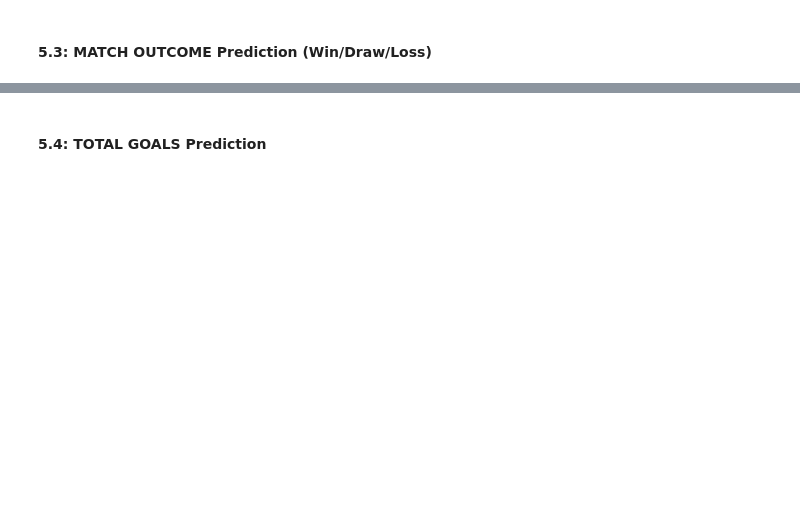
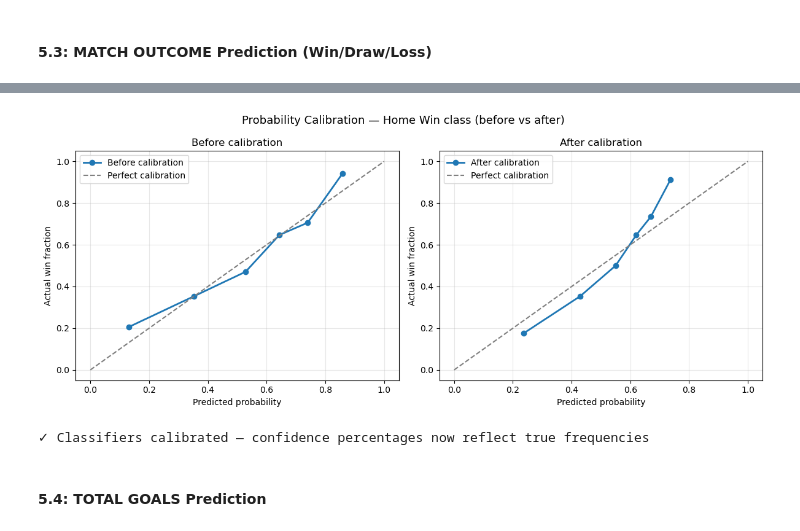
Before and after one commit to Sovannrathh/MLCUP, a Jupyter notebook: FIFA_WorldCup_Predictor.ipynb, the cells around one changed output, grey strips where cells are left out. Saved outputs shown, nothing was run; the diff lists cells and outputs as text; code cells hidden in the pictures; blank space fills up the shorter version.

Commit message:
update model performance

```diff
--- a/FIFA_WorldCup_Predictor.ipynb
+++ b/FIFA_WorldCup_Predictor.ipynb
@@ -759,8 +766,9 @@ best_xgb_params = xgb_search.best_params_
 print(f'  Best XGBoost CV accuracy: {xgb_search.best_score_:.3f}')
 print(f'  Best params: {best_xgb_params}\n')
 
-models_outcome = {}
-models_classification = {
+# Base classifiers — CalibratedClassifierCV wraps each one with Platt scaling
+# so that predict_proba percentages reflect true frequencies, not raw model scores.
+base_classifiers = {
     'Logistic Regression': LogisticRegression(max_iter=2000, random_state=42, C=1.0),
     'Random Forest':       RandomForestClassifier(n_estimators=200, max_depth=10,
                                min_samples_leaf=2, random_state=42, n_jobs=-1),
@@ -769,16 +777,28 @@ models_classification = {
     'XGBoost (Tuned)':     XGBClassifier(**best_xgb_params, random_state=42, verbosity=0),
 }
 
-print('Training OUTCOME classifiers (Win/Draw/Loss)\n')
+models_outcome = {}
 cv_kfold = StratifiedKFold(n_splits=5, shuffle=True, random_state=42)
 
-for name, model in models_classification.items():
-    model.fit(X_train, y_train)
-    y_pred    = model.predict(X_test)
-    accuracy  = accuracy_score(y_test, y_pred)
-    cv_scores = cross_val_score(model, X_train, y_train, cv=cv_kfold, scoring='accuracy')
-    models_outcome[name] = {'model': model, 'accuracy': accuracy,
-                            'cv_mean': cv_scores.mean(), 'cv_std': cv_scores.std()}
+print('Training & calibrating OUTCOME classifiers (Win/Draw/Loss)\n')
+for name, base_model in base_classifiers.items():
+    # CV on the base model to report raw performance
+    cv_scores = cross_val_score(base_model, X_train, y_train, cv=cv_kfold, scoring='accuracy')
+
+    # Wrap with Platt scaling (sigmoid) — 5-fold internal calibration
+    # sigmoid is safer than isotonic on smaller datasets (~700 training samples)
+    cal_model = CalibratedClassifierCV(base_model, cv=5, method='sigmoid')
+    cal_model.fit(X_train, y_train)
+
+    y_pred   = cal_model.predict(X_test)
+    accuracy = accuracy_score(y_test, y_pred)
+
+    models_outcome[name] = {
+        'model':    cal_model,
+        'accuracy': accuracy,
+        'cv_mean':  cv_scores.mean(),
+        'cv_std':   cv_scores.std(),
+    }
     print(f'{name}:')
     print(f'  Test accuracy : {accuracy:.3f} ({accuracy*100:.1f}%)')
     print(f'  CV  accuracy  : {cv_scores.mean():.3f} +/- {cv_scores.std():.3f}')
@@ -786,5 +806,34 @@ for name, model in models_classification.items():
 
 best_name = max(models_outcome, key=lambda k: models_outcome[k]['accuracy'])
 print(f'Best model: {best_name} ({models_outcome[best_name]["accuracy"]:.3f})')
+
+# ── Calibration quality check (before vs after) ────────────────────────────
+from sklearn.calibration import calibration_curve
+
+fig, axes = plt.subplots(1, 2, figsize=(12, 5))
+fig.suptitle('Probability Calibration — Home Win class (before vs after)', fontsize=13)
+
+best_base = base_classifiers[best_name]
+best_base.fit(X_train, y_train)          # fit raw model for comparison
+best_cal  = models_outcome[best_name]['model']
+
+for ax, (label, mdl) in zip(axes, [('Before calibration', best_base),
+                                     ('After calibration',  best_cal)]):
+    probs   = mdl.predict_proba(X_test)
+    hw_idx  = list(mdl.classes_).index(2)   # class 2 = Home Win
+    prob_hw = probs[:, hw_idx]
+    y_hw    = (y_test == 2).astype(int)
+    frac_pos, mean_pred = calibration_curve(y_hw, prob_hw, n_bins=6, strategy='quantile')
+    ax.plot(mean_pred, frac_pos, 'o-', label=label, linewidth=2)
+    ax.plot([0, 1], [0, 1], '--', color='gray', label='Perfect calibration')
+    ax.set_xlabel('Predicted probability')
+    ax.set_ylabel('Actual win fraction')
+    ax.set_title(label)
+    ax.legend()
+    ax.grid(alpha=0.3)
+
+plt.tight_layout()
+plt.show()
+print('\n\u2713 Classifiers calibrated — confidence percentages now reflect true frequencies')
 # %% [output]
 Running RandomizedSearchCV for XGBoost (40 iters x 5-fold)...
@@ -807,3 +856,5 @@ Best model: Logistic Regression (0.640)
+[figure, added]
+✓ Classifiers calibrated — confidence percentages now reflect true frequencies
 # %% [markdown]
 #### 5.4: TOTAL GOALS Prediction
 # %%
```
Also changed, not shown: parts of 18 cells of this notebook, 1 other file.
